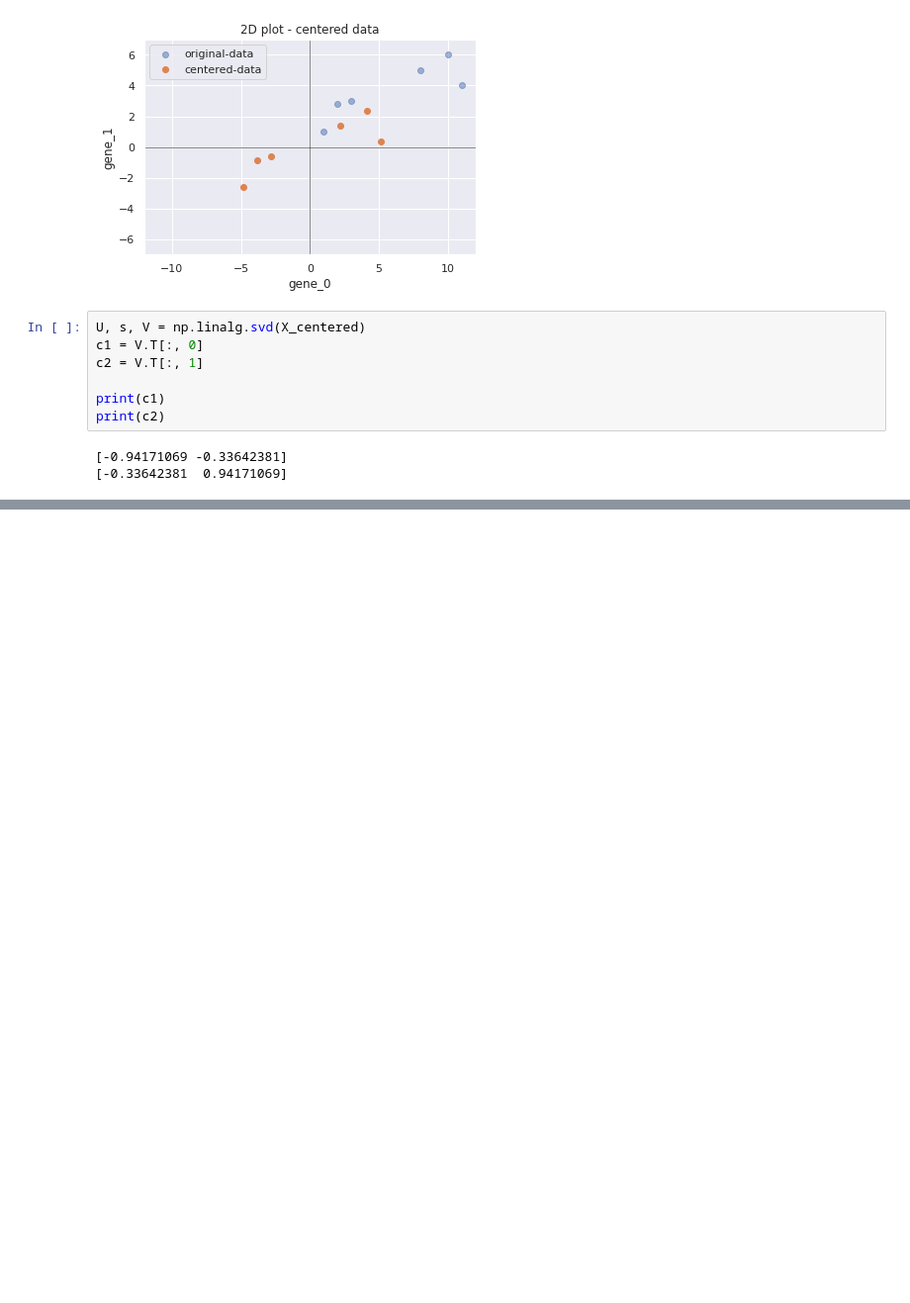
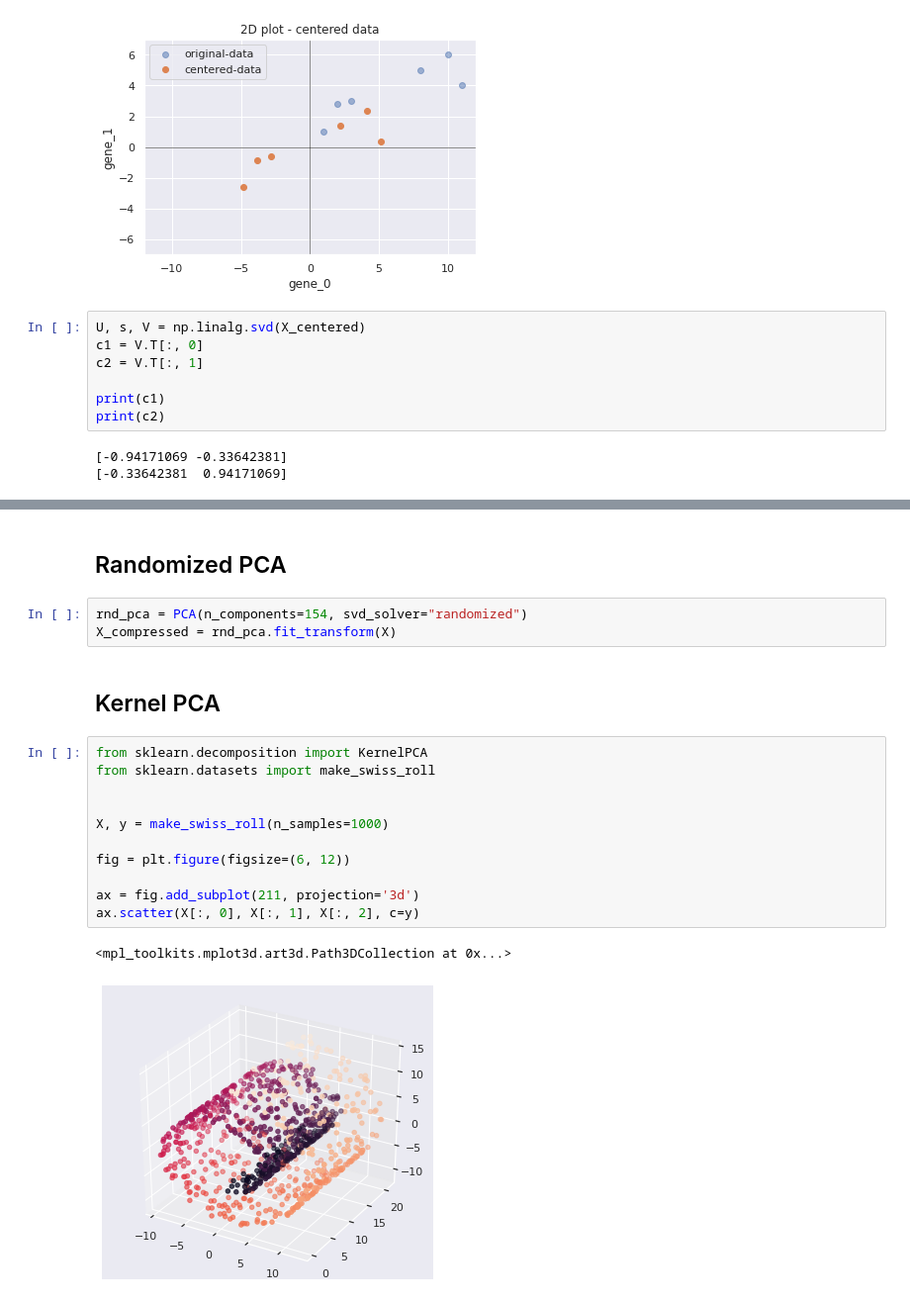
Before and after one commit to mzignis/hands_on_machine_learning, a Jupyter notebook: dimensionality_reduction/pca.ipynb, the cells around one changed output, grey strips where cells are left out. Shown at 99% size. Cells and saved outputs as stored; diff of their text form; blank space fills up the shorter version.

```diff
--- a/dimensionality_reduction/pca.ipynb
+++ b/dimensionality_reduction/pca.ipynb
@@ -101,0 +201,21 @@ Gene 1 percent variation: 0.04
+# %% [markdown]
+## Randomized PCA
+# %%
+rnd_pca = PCA(n_components=154, svd_solver="randomized")
+X_compressed = rnd_pca.fit_transform(X)
+# %% [markdown]
+## Kernel PCA
+# %%
+from sklearn.decomposition import KernelPCA
+from sklearn.datasets import make_swiss_roll
+
+
+X, y = make_swiss_roll(n_samples=1000)
+
+fig = plt.figure(figsize=(6, 12))
+
+ax = fig.add_subplot(211, projection='3d')
+ax.scatter(X[:, 0], X[:, 1], X[:, 2], c=y)
+# %% [output]
+<mpl_toolkits.mplot3d.art3d.Path3DCollection at 0x...>
+[figure, added]
```
Also changed, not shown: parts of 17 cells of this notebook.
